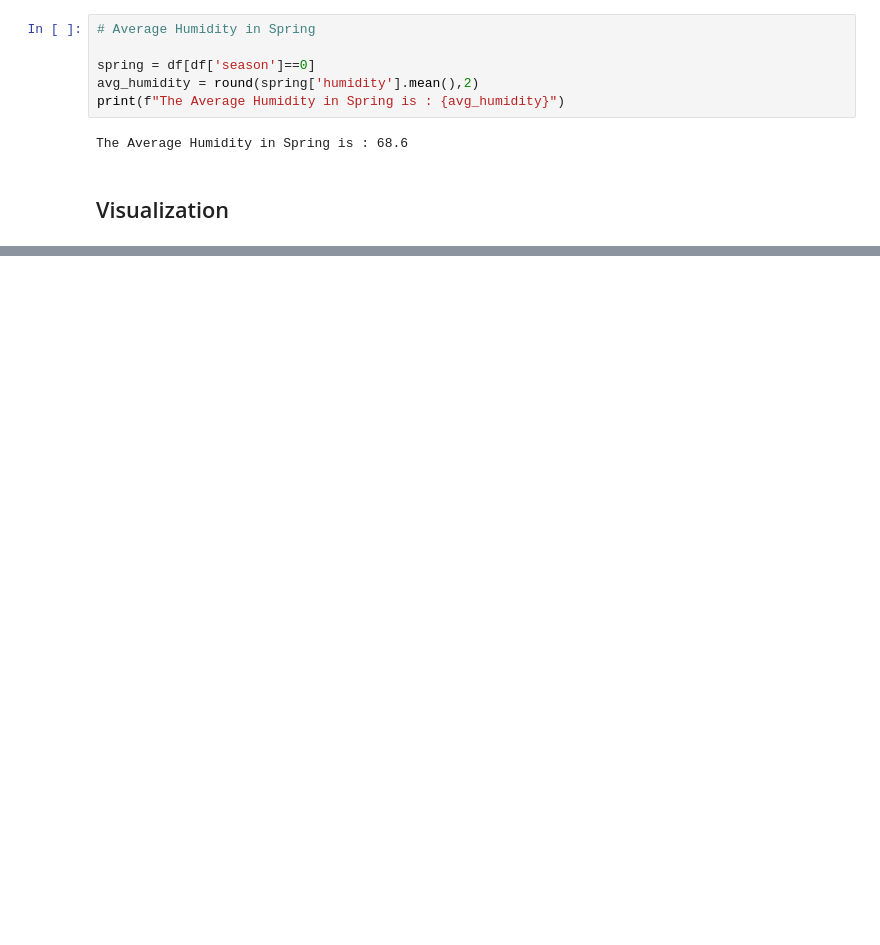
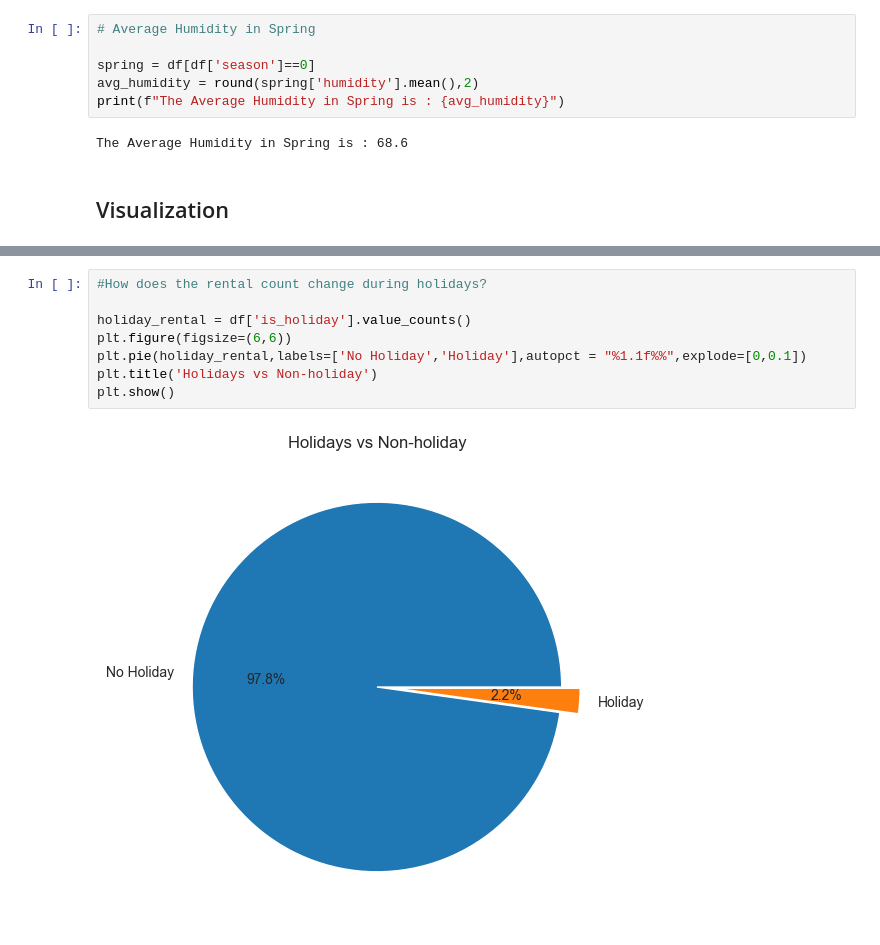
Before and after one commit to ilovedata6/London_Bike_Sharing, a Jupyter notebook: bike_sharing.ipynb, the cells around one changed output, grey strips where cells are left out. Saved outputs shown, nothing was run; the diff lists cells and outputs as text; blank space fills up the shorter version.

```diff
--- a/bike_sharing.ipynb
+++ b/bike_sharing.ipynb
@@ -210,0 +309,10 @@ plt.show()
+# %%
+#How does the rental count change during holidays?
+
+holiday_rental = df['is_holiday'].value_counts()
+plt.figure(figsize=(6,6))
+plt.pie(holiday_rental,labels=['No Holiday','Holiday'],autopct = "%1.1f%%",explode=[0,0.1])
+plt.title('Holidays vs Non-holiday')
+plt.show()
+# %% [output]
+[figure, added]
```
Also changed, not shown: parts of 20 cells of this notebook.
